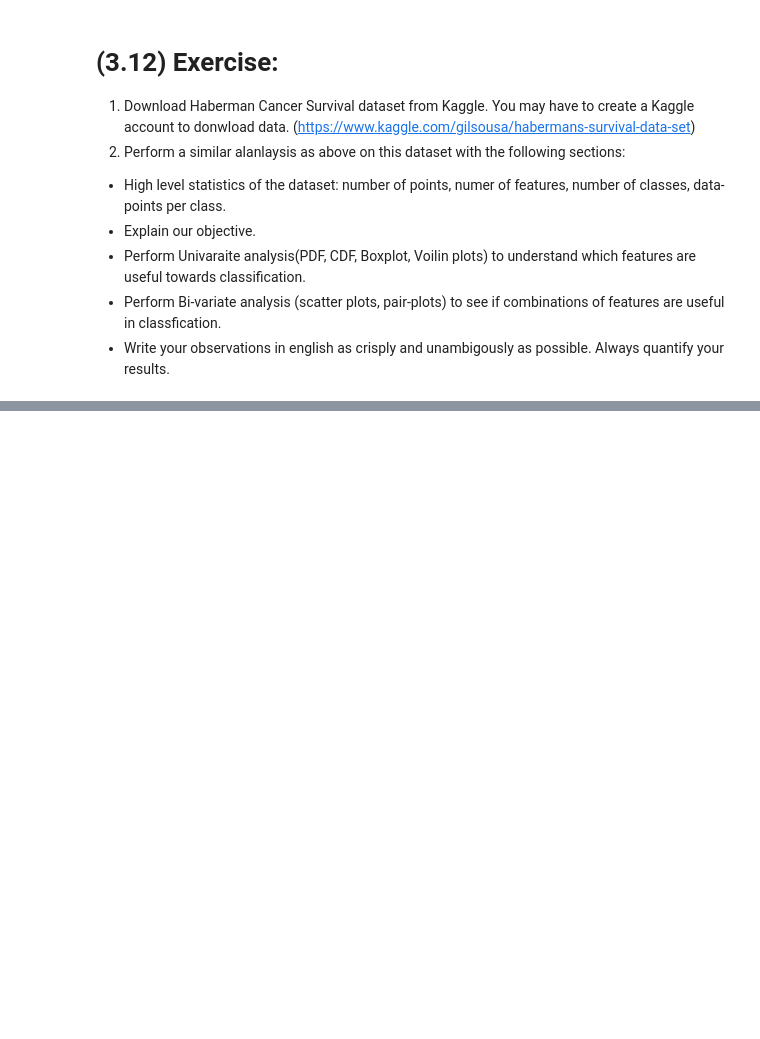
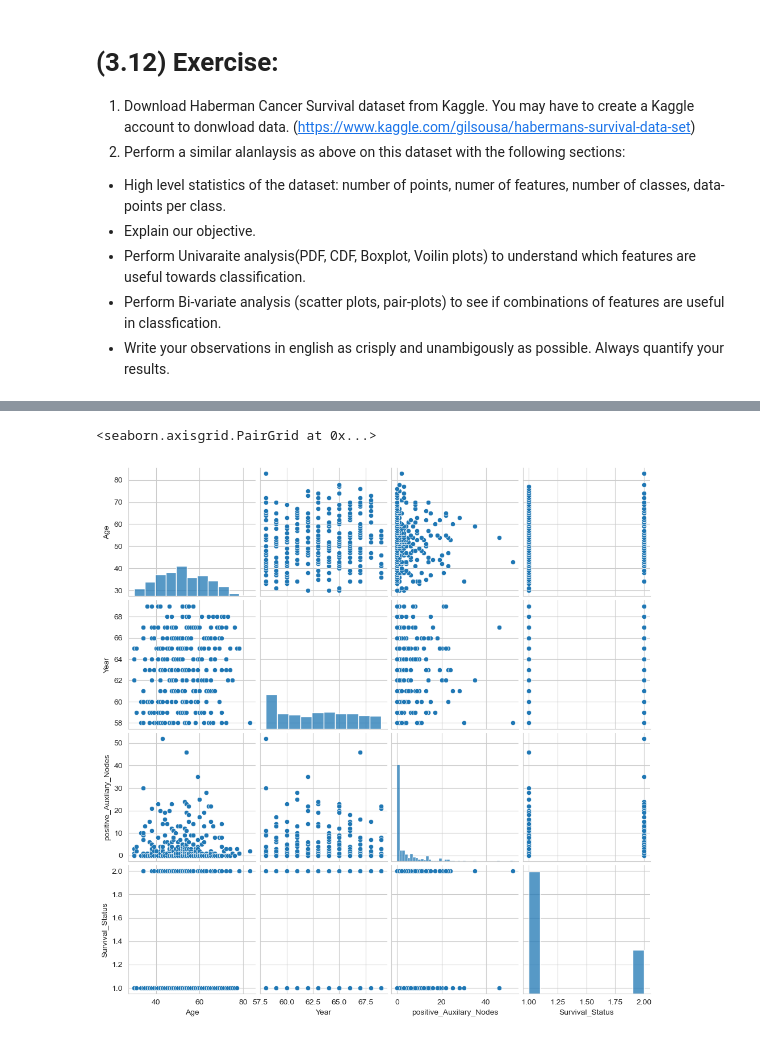
Before and after one commit to aishwarya30998/MachineLearning, a Jupyter notebook: exploratoryDataAnalysisEDA/9.1 Exploratory Data Analysis.ipynb, the cells around one changed output, grey strips where cells are left out. Saved outputs shown, nothing was run; the diff lists cells and outputs as text; code cells hidden in the pictures; blank space fills up the shorter version.

Commit message:
Added Habermans dataset analysis

```diff
--- a/exploratoryDataAnalysisEDA/9.1 Exploratory Data Analysis.ipynb
+++ b/exploratoryDataAnalysisEDA/9.1 Exploratory Data Analysis.ipynb
@@ -447,0 +435,4 @@ stats.kstest(x,'norm')
+# %%
+# while reading csv file header is given none, so that it does not take header as first row in data
+haberman = pd.read_csv('irisdataset/haberman.csv', header=None)
+haberman.head()
@@ -447,0 +451,5 @@ stats.kstest(x,'norm')
+# %%
+#Add column names
+column_names = ['Age', 'Year', 'positive_Auxilary_Nodes', 'Survival_Status']
+haberman.columns = column_names
+haberman.head()
@@ -447,0 +463,6 @@ stats.kstest(x,'norm')
+# %%
+# now i want to see pair plots as the data have 3 features, im passing entire data to check for pairs in graph
+sns.pairplot(haberman)
+# %% [output]
+<seaborn.axisgrid.PairGrid at 0x...>
+[figure, added]
```
Also changed, not shown: parts of 36 cells of this notebook.
